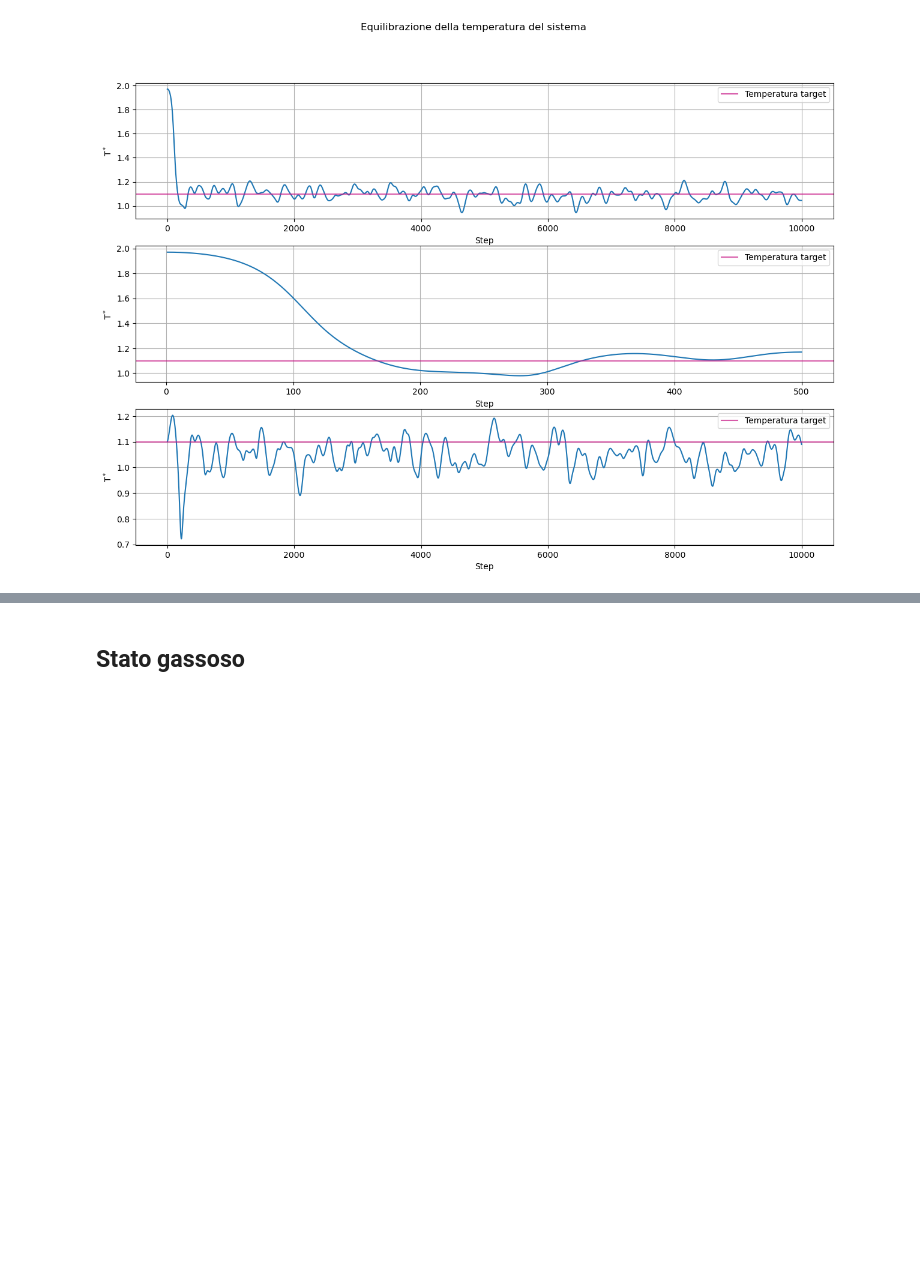
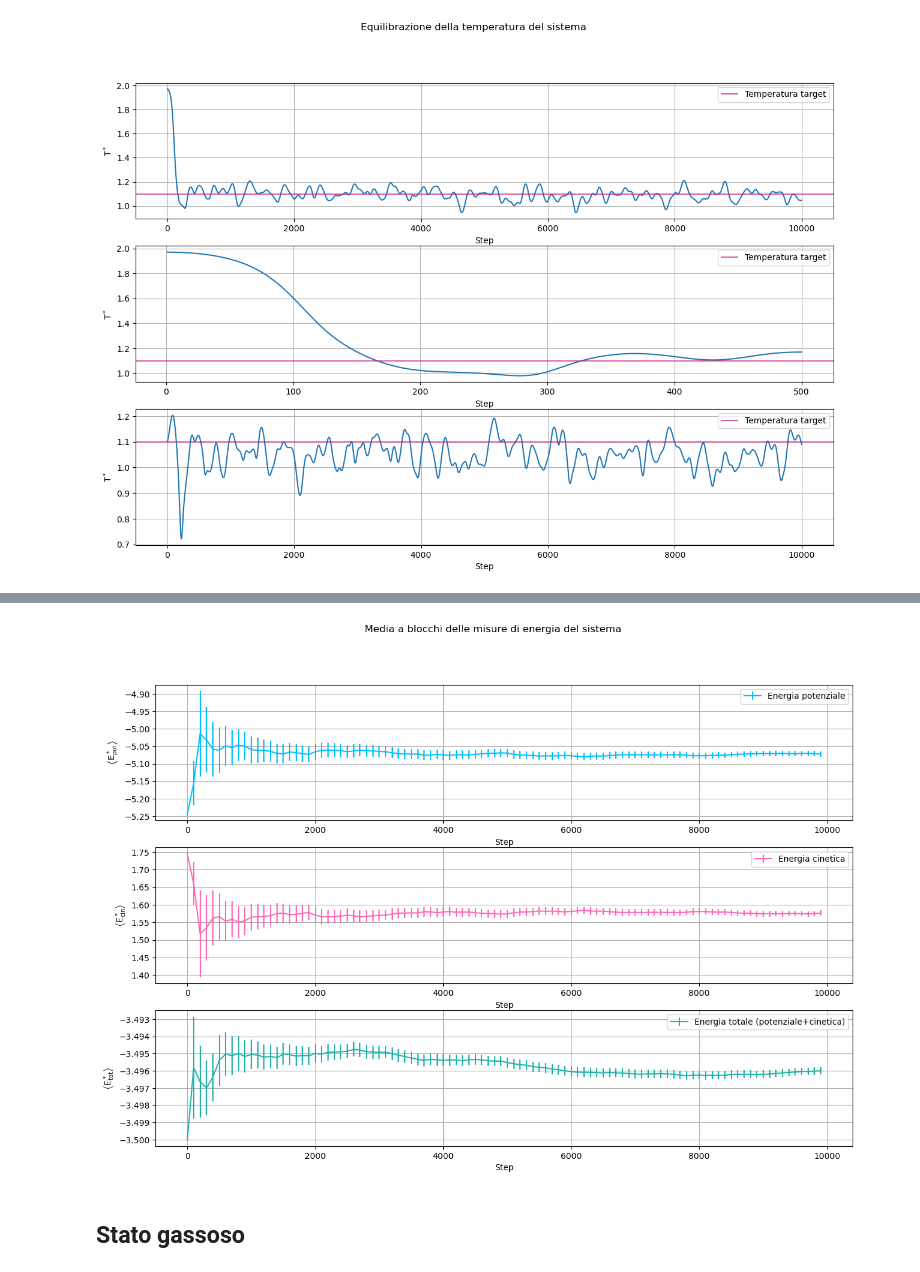
Before and after one commit to angela-bonato/LaboratorioSimulazioneNumerica, a Jupyter notebook: Esercitazione4/Esercitazione4.ipynb, the cells around one changed output, grey strips where cells are left out. Saved outputs shown, nothing was run; the diff lists cells and outputs as text; code cells hidden in the pictures; blank space fills up the shorter version.

```diff
--- a/Esercitazione4/Esercitazione4.ipynb
+++ b/Esercitazione4/Esercitazione4.ipynb
@@ -88,3 +166,32 @@ plt.show()
+# %%
+liqPens, liqPenErrs=np.loadtxt("LiquidState/potential_energy.dat", usecols=(2, 3),  unpack="true")  #vettore delle ordinate dei punti plottati
+liqKens, liqKenErrs=np.loadtxt("LiquidState/kinetic_energy.dat", usecols=(2, 3),  unpack="true")  #vettore delle ordinate dei punti plottati
+liqTens, liqTenErrs=np.loadtxt("LiquidState/total_energy.dat", usecols=(2, 3),  unpack="true")  #vettore delle ordinate dei punti plottati
+
+lefig ,(leplt1, leplt2, leplt3) = plt.subplots(3, 1, figsize=(15, 10))
+
+leplt1.errorbar(xblocks, liqPens, yerr=liqPenErrs, label="Energia potenziale", color="deepskyblue")
+leplt1.set_xlabel("Step")
+leplt1.set_ylabel(r"$\left<\mathrm{E_{pot}^*}\right>$")
+leplt1.legend()
+leplt1.grid(True)
+
+leplt2.errorbar(xblocks, liqKens, yerr=liqKenErrs, label="Energia cinetica", color="hotpink")
+leplt2.set_xlabel("Step")
+leplt2.set_ylabel(r"$\left<\mathrm{E_{cin}^*}\right>$")
+leplt2.legend()
+leplt2.grid(True)
+
+leplt3.errorbar(xblocks, liqTens, yerr=liqTenErrs, label="Energia totale (potenziale+cinetica)", color="lightseagreen")
+leplt3.set_xlabel("Step")
+leplt3.set_ylabel(r"$\left<\mathrm{E_{tot}^*}\right>$")
+leplt3.legend()
+leplt3.grid(True)
+
+lefig.suptitle("Media a blocchi delle misure di energia del sistema")
+plt.show()
+# %% [output]
+[figure, added]
 # %% [markdown]
 ## Stato gassoso
 # %%
```
Also changed, not shown: parts of 7 cells of this notebook, 35 other files.
